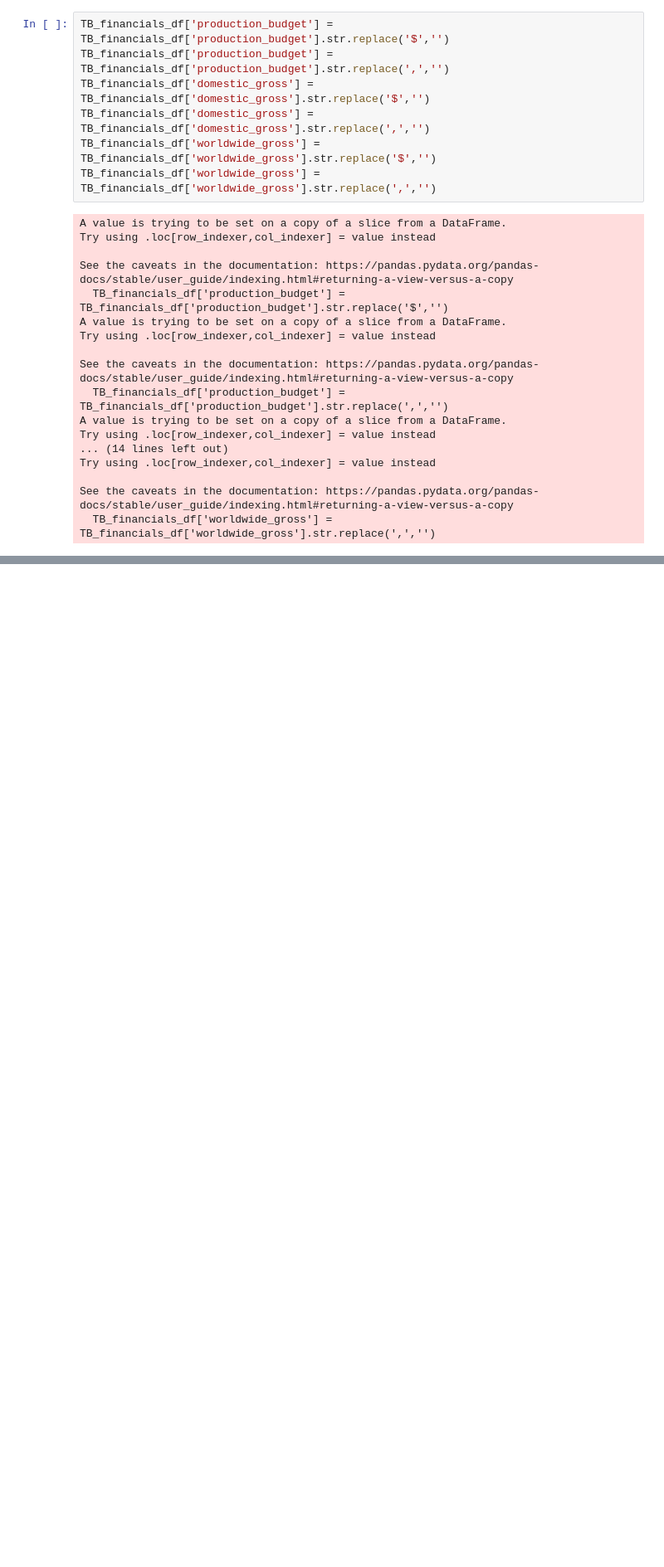
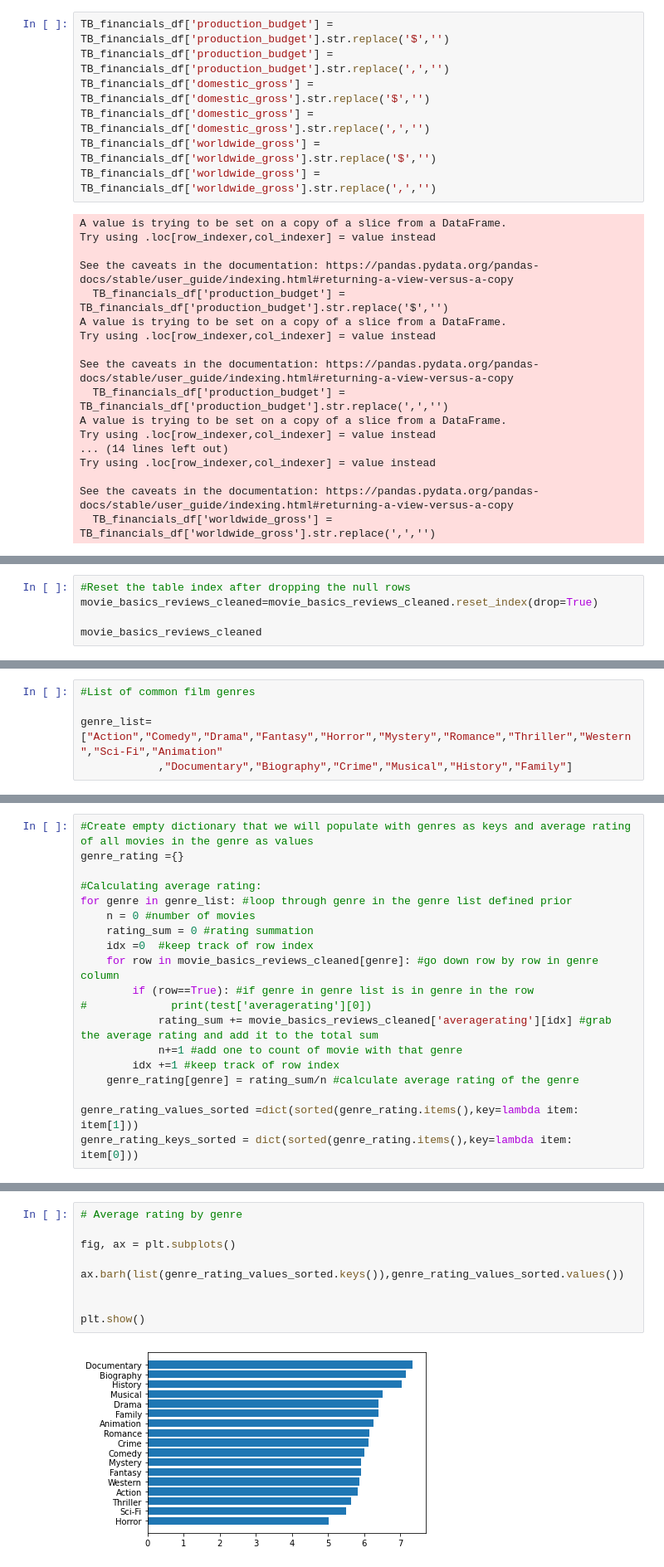
Before and after one commit to Meir-Alelov/Movie-Data-Analysis-and-Recs, a Jupyter notebook: Meir_notebook.ipynb, the cells around one changed output, grey strips where cells are left out. Shown: that part at 83% size. Drawn from its saved outputs; the diff is of its cells as text; blank space fills up the shorter version.

```diff
--- a/Meir_notebook.ipynb
+++ b/Meir_notebook.ipynb
@@ -199,0 +639,5 @@ please work
+# %%
+#Reset the table index after dropping the null rows
+movie_basics_reviews_cleaned=movie_basics_reviews_cleaned.reset_index(drop=True)
+
+movie_basics_reviews_cleaned
@@ -199,0 +658,5 @@ please work
+# %%
+#List of common film genres
+
+genre_list=["Action","Comedy","Drama","Fantasy","Horror","Mystery","Romance","Thriller","Western","Sci-Fi","Animation"
+            ,"Documentary","Biography","Crime","Musical","History","Family"]
@@ -199,0 +784,19 @@ please work
+# %%
+#Create empty dictionary that we will populate with genres as keys and average rating of all movies in the genre as values
+genre_rating ={}
+
+#Calculating average rating:
+for genre in genre_list: #loop through genre in the genre list defined prior
+    n = 0 #number of movies
+    rating_sum = 0 #rating summation
+    idx =0  #keep track of row index
+    for row in movie_basics_reviews_cleaned[genre]: #go down row by row in genre column
+        if (row==True): #if genre in genre list is in genre in the row
+#             print(test['averagerating'][0])
+            rating_sum += movie_basics_reviews_cleaned['averagerating'][idx] #grab the average rating and add it to the total sum
+            n+=1 #add one to count of movie with that genre
+        idx +=1 #keep track of row index
+    genre_rating[genre] = rating_sum/n #calculate average rating of the genre
+
+genre_rating_values_sorted =dict(sorted(genre_rating.items(),key=lambda item: item[1]))
+genre_rating_keys_sorted = dict(sorted(genre_rating.items(),key=lambda item: item[0]))
@@ -199,0 +823,11 @@ please work
+# %%
+# Average rating by genre
+
+fig, ax = plt.subplots()
+
+ax.barh(list(genre_rating_values_sorted.keys()),genre_rating_values_sorted.values())
+
+
+plt.show()
+# %% [output]
+[figure, added]
```
Also changed, not shown: parts of 118 cells of this notebook.
